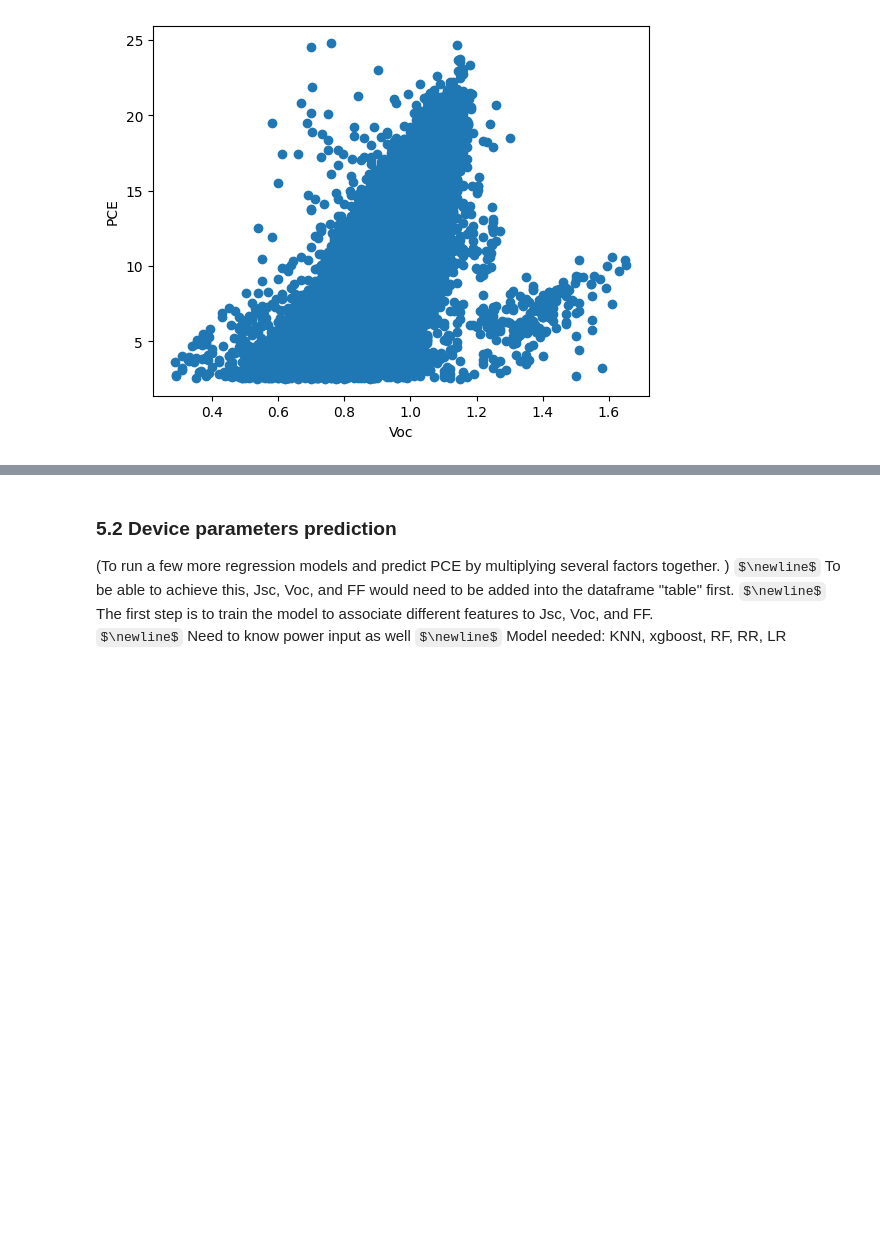
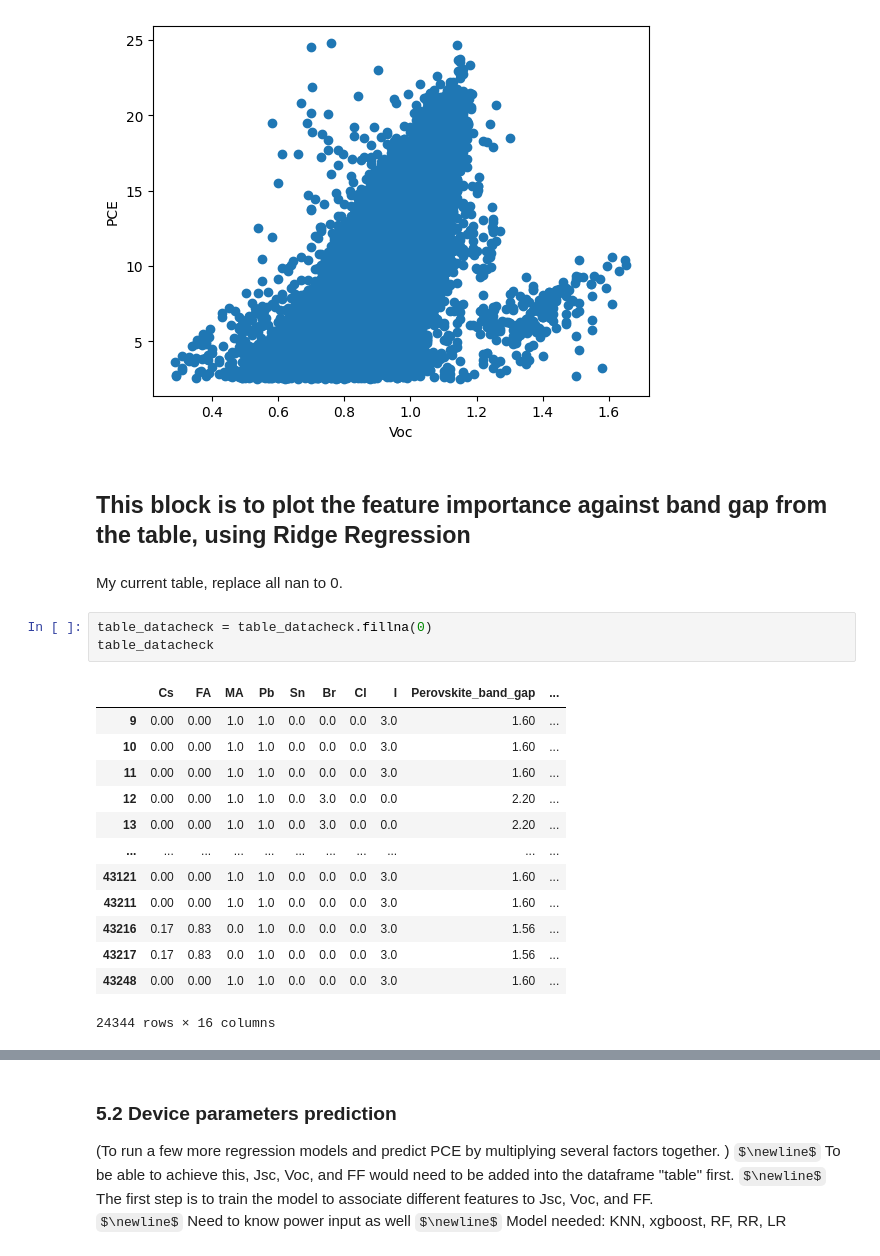
Before and after one commit to drcgreenland/PerovskiteML_project, a Jupyter notebook: replicating.ipynb, the cells around one changed output, grey strips where cells are left out. Drawn from its saved outputs; the diff is of its cells as text; some formulas as TeX source; blank space fills up the shorter version.

```diff
--- a/replicating.ipynb
+++ b/replicating.ipynb
@@ -355,3 +365,24 @@ JV_light_intensity       126
 Pin (mW)                1152
 dtype: int64
 [figure]
+# %% [markdown]
+## This block is to plot the feature importance against band gap from the table, using Ridge Regression
+# %% [markdown]
+My current table, replace all nan to 0.
+# %%
+table_datacheck = table_datacheck.fillna(0)
+table_datacheck
+# %% [output]
+|  | Cs | FA | MA | Pb | Sn | Br | Cl | I | Perovskite_band_gap | ... |
+| 9 | 0.00 | 0.00 | 1.0 | 1.0 | 0.0 | 0.0 | 0.0 | 3.0 | 1.60 | ... |
+| 10 | 0.00 | 0.00 | 1.0 | 1.0 | 0.0 | 0.0 | 0.0 | 3.0 | 1.60 | ... |
+| 11 | 0.00 | 0.00 | 1.0 | 1.0 | 0.0 | 0.0 | 0.0 | 3.0 | 1.60 | ... |
+| 12 | 0.00 | 0.00 | 1.0 | 1.0 | 0.0 | 3.0 | 0.0 | 0.0 | 2.20 | ... |
+| 13 | 0.00 | 0.00 | 1.0 | 1.0 | 0.0 | 3.0 | 0.0 | 0.0 | 2.20 | ... |
+| ... | ... | ... | ... | ... | ... | ... | ... | ... | ... | ... |
+| 43121 | 0.00 | 0.00 | 1.0 | 1.0 | 0.0 | 0.0 | 0.0 | 3.0 | 1.60 | ... |
+| 43211 | 0.00 | 0.00 | 1.0 | 1.0 | 0.0 | 0.0 | 0.0 | 3.0 | 1.60 | ... |
+| 43216 | 0.17 | 0.83 | 0.0 | 1.0 | 0.0 | 0.0 | 0.0 | 3.0 | 1.56 | ... |
+| 43217 | 0.17 | 0.83 | 0.0 | 1.0 | 0.0 | 0.0 | 0.0 | 3.0 | 1.56 | ... |
+| 43248 | 0.00 | 0.00 | 1.0 | 1.0 | 0.0 | 0.0 | 0.0 | 3.0 | 1.60 | ... |
+24344 rows × 16 columns
```
Also changed, not shown: parts of 19 cells of this notebook.
